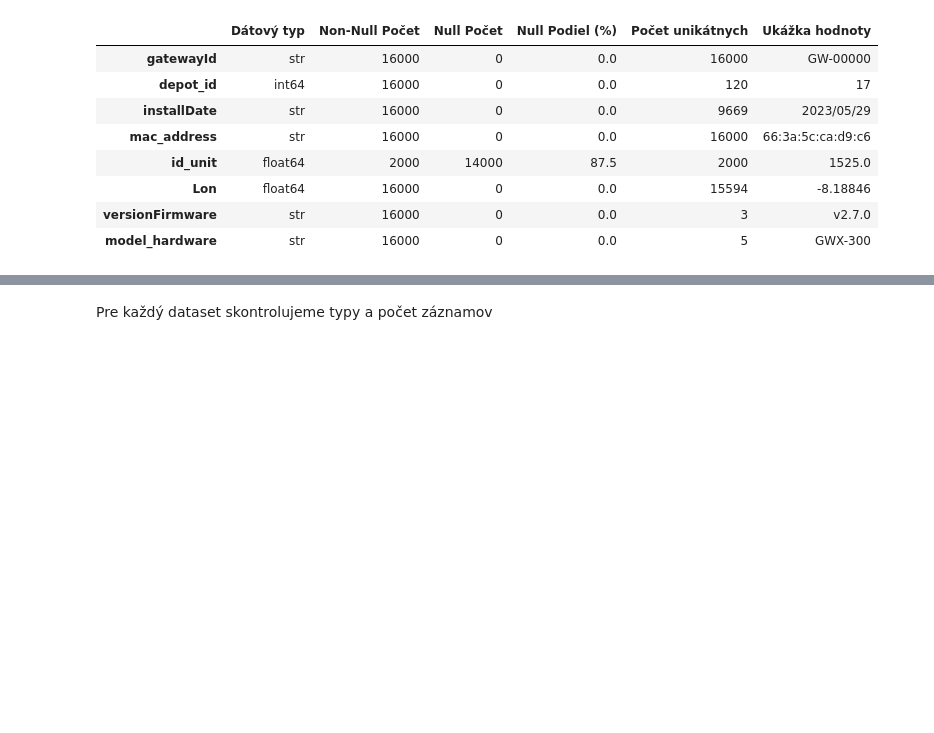
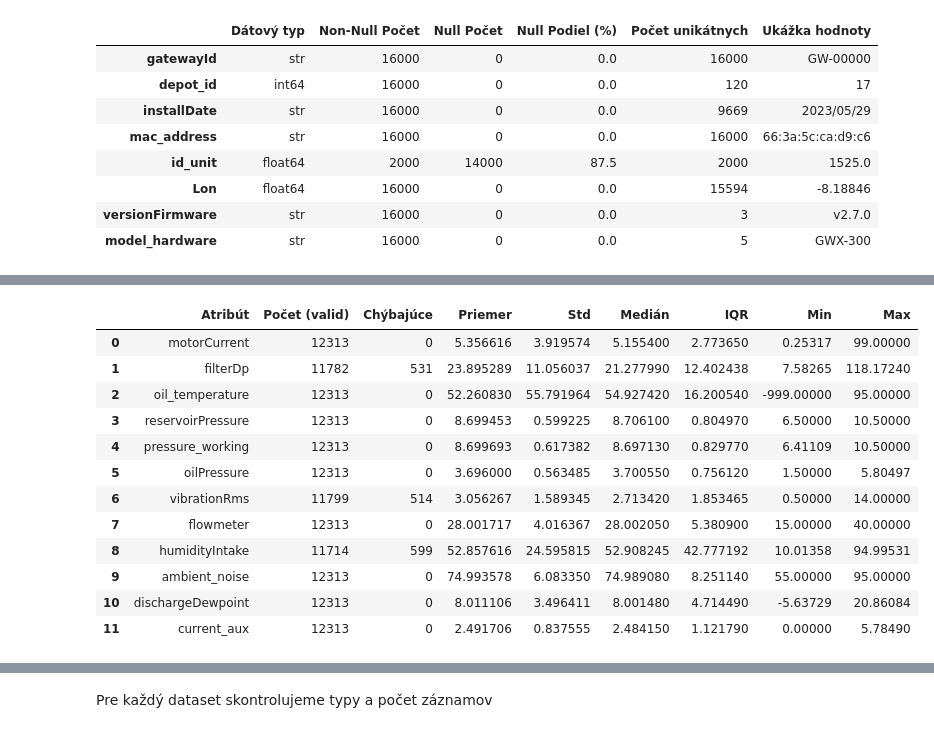
Before and after one commit to tancop/iau-projekt, a Jupyter notebook: main.ipynb, the cells around one changed output, grey strips where cells are left out. Cells and saved outputs as stored; diff of their text form; code cells hidden in the pictures; blank space fills up the shorter version.

```diff
--- a/main.ipynb
+++ b/main.ipynb
@@ -94,0 +110,42 @@ display(analyze_structure(gateways, "gateways.csv"))
+# %%
+selected_sensor_cols = [
+    "motorCurrent", "filterDp", "oil_temperature", "reservoirPressure",
+    "pressure_working", "oilPressure", "vibrationRms", "flowmeter",
+    "humidityIntake", "ambient_noise", "dischargeDewpoint", "current_aux"
+]
+
+def detailed_stats(df, columns):
+    stats_list = []
+    for col in columns:
+        s = df[col].dropna()
+        q25, q75 = s.quantile(0.25), s.quantile(0.75)
+        iqr = q75 - q25
+        stats_list.append({
+            "Atribút": col,
+            "Počet (valid)": len(s),
+            "Chýbajúce": df[col].isna().sum(),
+            "Priemer": s.mean(),
+            "Std": s.std(),
+            "Medián": s.median(),
+            "IQR": iqr,
+            "Min": s.min(),
+            "Max": s.max(),
+        })
+    return pd.DataFrame(stats_list)
+
+stats_sensors = detailed_stats(readings, selected_sensor_cols)
+display(stats_sensors)
+# %% [output]
+|  | Atribút | Počet (valid) | Chýbajúce | Priemer | Std | Medián | IQR | Min | Max |
+| 0 | motorCurrent | 12313 | 0 | 5.356616 | 3.919574 | 5.155400 | 2.773650 | 0.25317 | 99.00000 |
+| 1 | filterDp | 11782 | 531 | 23.895289 | 11.056037 | 21.277990 | 12.402438 | 7.58265 | 118.17240 |
+| 2 | oil_temperature | 12313 | 0 | 52.260830 | 55.791964 | 54.927420 | 16.200540 | -999.00000 | 95.00000 |
+| 3 | reservoirPressure | 12313 | 0 | 8.699453 | 0.599225 | 8.706100 | 0.804970 | 6.50000 | 10.50000 |
+| 4 | pressure_working | 12313 | 0 | 8.699693 | 0.617382 | 8.697130 | 0.829770 | 6.41109 | 10.50000 |
+| 5 | oilPressure | 12313 | 0 | 3.696000 | 0.563485 | 3.700550 | 0.756120 | 1.50000 | 5.80497 |
+| 6 | vibrationRms | 11799 | 514 | 3.056267 | 1.589345 | 2.713420 | 1.853465 | 0.50000 | 14.00000 |
+| 7 | flowmeter | 12313 | 0 | 28.001717 | 4.016367 | 28.002050 | 5.380900 | 15.00000 | 40.00000 |
+| 8 | humidityIntake | 11714 | 599 | 52.857616 | 24.595815 | 52.908245 | 42.777192 | 10.01358 | 94.99531 |
+| 9 | ambient_noise | 12313 | 0 | 74.993578 | 6.083350 | 74.989080 | 8.251140 | 55.00000 | 95.00000 |
+| 10 | dischargeDewpoint | 12313 | 0 | 8.011106 | 3.496411 | 8.001480 | 4.714490 | -5.63729 | 20.86084 |
+| 11 | current_aux | 12313 | 0 | 2.491706 | 0.837555 | 2.484150 | 1.121790 | 0.00000 | 5.78490 |
```
Also changed, not shown: parts of 3 cells of this notebook.
